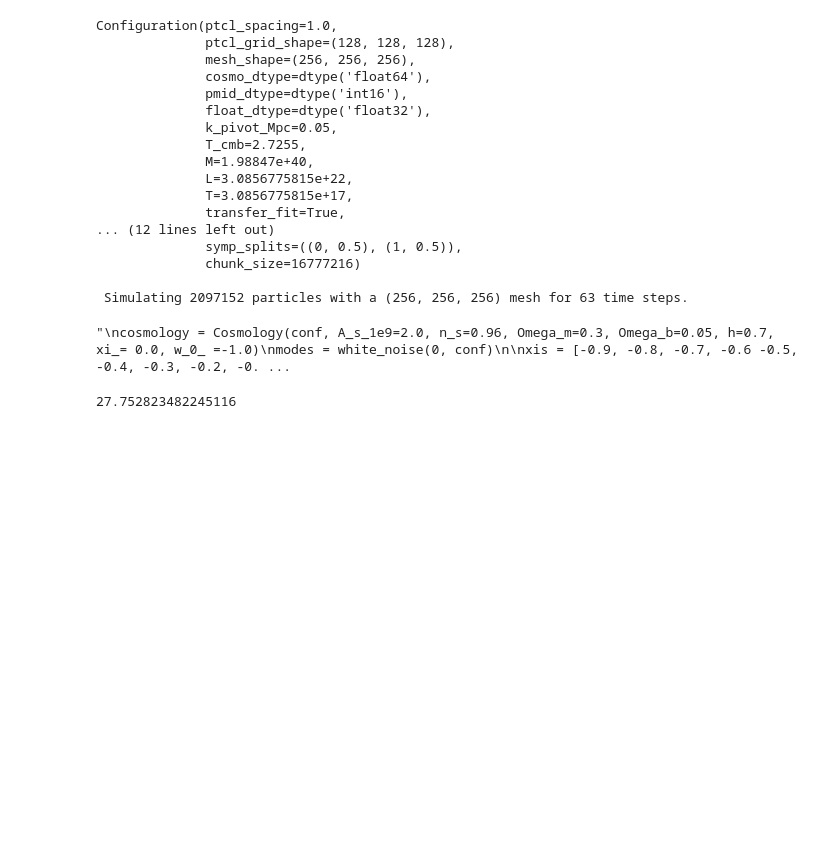
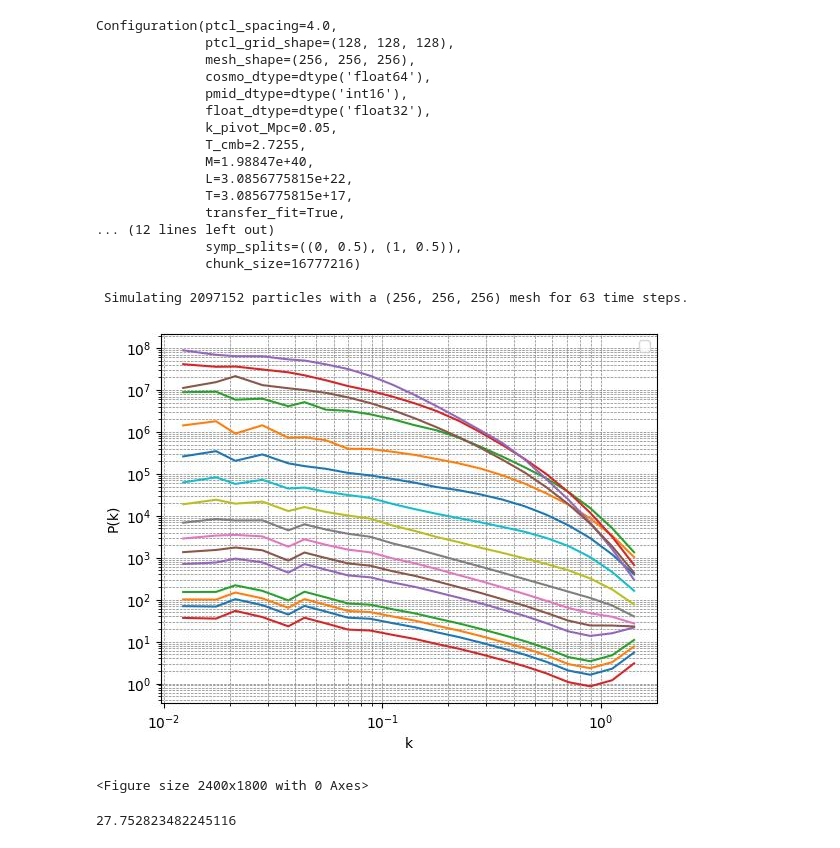
Before and after one commit to pvinig/pmwd, a Jupyter notebook: docs/notebooks/xi.ipynb, the cells around one changed output. Cells and saved outputs as stored; diff of their text form; code cells hidden in the pictures; blank space fills up the shorter version.

```diff
--- a/docs/notebooks/xi.ipynb
+++ b/docs/notebooks/xi.ipynb
@@ -46,14 +46,15 @@ if jax.default_backend() == 'gpu':
     ptcl_grid_shape = (128,) * 3
 else:
     ptcl_spacing = 4.
-    ptcl_grid_shape = (64,) * 3
+    #ptcl_grid_shape = (64,) * 3
+    ptcl_grid_shape = (128,) * 3
 
 conf = Configuration(ptcl_spacing, ptcl_grid_shape, mesh_shape=2)  # 2x mesh shape
 
 print(conf)  # with other default parameters
 print(f'\n Simulating {conf.ptcl_num} particles with a {conf.mesh_shape} mesh for {conf.a_nbody_num} time steps.')
 # %% [output]
-Configuration(ptcl_spacing=1.0,
+Configuration(ptcl_spacing=4.0,
               ptcl_grid_shape=(128, 128, 128),
               mesh_shape=(256, 256, 256),
               cosmo_dtype=dtype('float64'),
@@ -73,29 +74,29 @@ Configuration(ptcl_spacing=1.0,
 # %%
 def nolin_ps(cosmo, modes):
     cosmo = jax.block_until_ready(boltzmann(cosmo, conf))
     modes = linear_modes(modes, cosmo, conf)
     ptcl, obsvbl = jax.block_until_ready(lpt(modes, cosmo, conf))
     ptcl, obsvbl = jax.block_until_ready(nbody(ptcl, obsvbl, cosmo, conf))
     dens = scatter(ptcl, conf)
     return powspec(dens, conf.cell_size)[:2]
-"""
+
 cosmology = Cosmology(conf, A_s_1e9=2.0, n_s=0.96, Omega_m=0.3, Omega_b=0.05, h=0.7, xi_= 0.0, w_0_ =-1.0)
 modes = white_noise(0, conf)
 
 xis = [-0.9, -0.8, -0.7, -0.6 -0.5, -0.4, -0.3, -0.2, -0.1, 0.0, +0.1, +0.2, +0.3, +0.4, +0.5, +0.6, +0.7, +0.8, +0.9]
 fig, ax = plt.subplots()
 for xi in xis:
     cosmo = cosmology.replace(xi_=xi)
     k, P   = nolin_ps(cosmo, modes)
     ax.loglog(k, P)
 ax.set(xlabel='k', ylabel='P(k)')
 ax.legend()
 plt.grid(True, which='both', ls='--', lw=0.5, color='gray')
 plt.figure(figsize=(24, 18), dpi=100)
 plt.show()
-"""
 # %% [output]
+[figure, added]
-"\ncosmology = Cosmology(conf, A_s_1e9=2.0, n_s=0.96, Omega_m=0.3, Omega_b=0.05, h=0.7, xi_= 0.0, w_0_ =-1.0)\nmodes = white_noise(0, conf)\n\nxis = [-0.9, -0.8, -0.7, -0.6 -0.5, -0.4, -0.3, -0.2, -0. ...
+<Figure size 2400x1800 with 0 Axes>
 # %%
 rho_crit = conf.rho_crit
 print(rho_crit)
```
Also changed, not shown: parts of 8 cells of this notebook, 3 other files.
